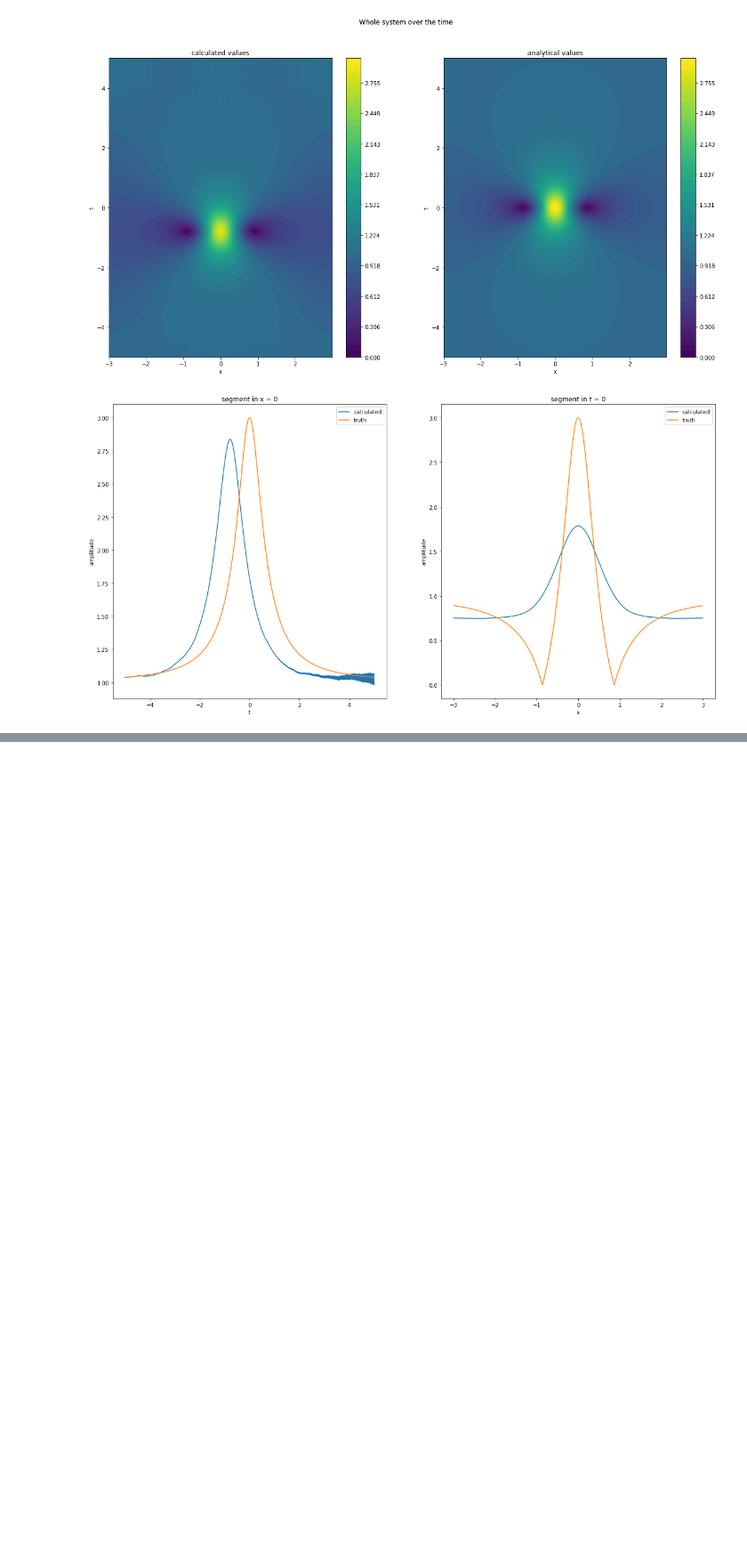
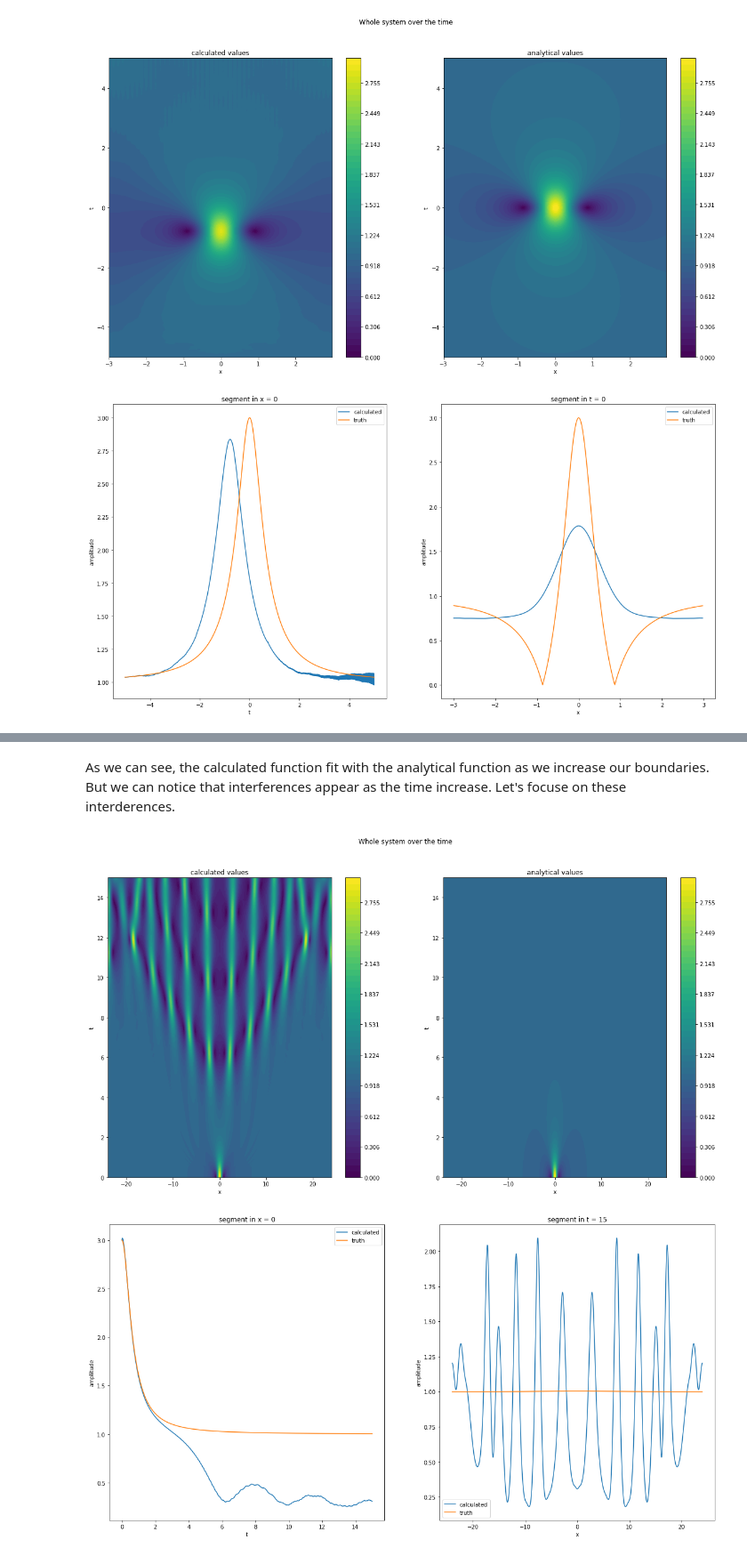
Before and after one commit to quent142/Projet-sim-num-Quentin-Jonathan, a Jupyter notebook: Notebook_Schrodinger.ipynb, the cells around one changed output, grey strips where cells are left out. Shown at 89% size. Saved outputs shown, nothing was run; the diff lists cells and outputs as text; code cells hidden in the pictures; blank space fills up the shorter version.

```diff
--- a/Notebook_Schrodinger.ipynb
+++ b/Notebook_Schrodinger.ipynb
@@ -235,6 +235,6 @@ plt.show()
 [figure]
 # %%
-N = 2**12
+N = 2**10
 L = 24
 
 dom_x = np.arange(-int(L/2),int(L/2), L/N)
@@ -302,6 +302,6 @@ plt.show()
 [figure]
 # %%
-N = 2**13
+N = 2**11
 L = 48
 
 dom_x = np.arange(-int(L/2),int(L/2), L/N)
@@ -369 +369,3 @@ plt.show()
 [figure]
+# %% [markdown]
+As we can see, the calculated function fit with the analytical function as we increase our boundaries. But we can notice that interferences appear as the time increase. Let's focuse on these interderences.
@@ -369,0 +384,58 @@ plt.show()
+# %%
+for i in range(len(dom_t)-1):
+   g = get_g(dt, K, psi[:,i])
+   gk = get_gk(g)
+   psi_kn = psi_k_plus(gk, dt, dom_k, L)
+   psi_xn = psi_plus(psi_kn)
+   psi[:,i+1] = psi_xn
+
+amp_psi = np.abs(psi)
+
+psi_t = np.zeros((N,int((t-t_0)/dt)+1),dtype=complex)
+
+for i,t in zip(range(len(dom_t)),dom_t) :
+    psi_t[:,i] = psi_perig(dom_x,t)
+
+amp_psi_t = np.abs(psi_t)
+# %%
+[xx,tt] = np.meshgrid(dom_x, dom_t)
+
+fig1 = plt.figure(figsize = (20,10))
+fig1.suptitle('Whole system over the time')
+ax1 = fig1.add_subplot(121)
+cf1 = ax1.contourf(xx,tt,np.transpose(amp_psi),levels = np.linspace(0,np.max(amp_psi_t)))
+ax1.set_title("calculated values")
+plt.xlabel('x')
+plt.ylabel('t')
+fig1.colorbar(cf1, ax=ax1)
+
+ax2 = fig1.add_subplot(122)
+cf2 = ax2.contourf(xx,tt,np.transpose(amp_psi_t),levels = np.linspace(0,np.max(amp_psi_t)))
+ax2.set_title("analytical values")
+plt.xlabel('x')
+plt.ylabel('t')
+fig1.colorbar(cf2, ax=ax2)
+
+fig2 = plt.figure(figsize = (20,10))
+ax1 = fig2.add_subplot(121)
+ax1.plot(dom_t,amp_psi[int(len(dom_x)/2),:], label = "calculated")
+ax1.plot(dom_t,amp_psi_t[int(len(dom_x)/2),:], label = "truth")
+ax1.set_title("segment in x = 0")
+plt.xlabel('t')
+plt.ylabel('amplitude')
+plt.legend()
+
+ax2 = fig2.add_subplot(122)
+ax2.plot(dom_x,amp_psi[:,-1], label = "calculated")
+ax2.plot(dom_x,amp_psi_t[:,-1], label = "truth")
+ax2.set_title("segment in t = 15")
+plt.xlabel('x')
+plt.ylabel('amplitude')
+plt.legend()
+
+
+
+plt.show()
+# %% [output]
+[figure, added]
+[figure, added]
```
Also changed, not shown: parts of 7 cells of this notebook.
